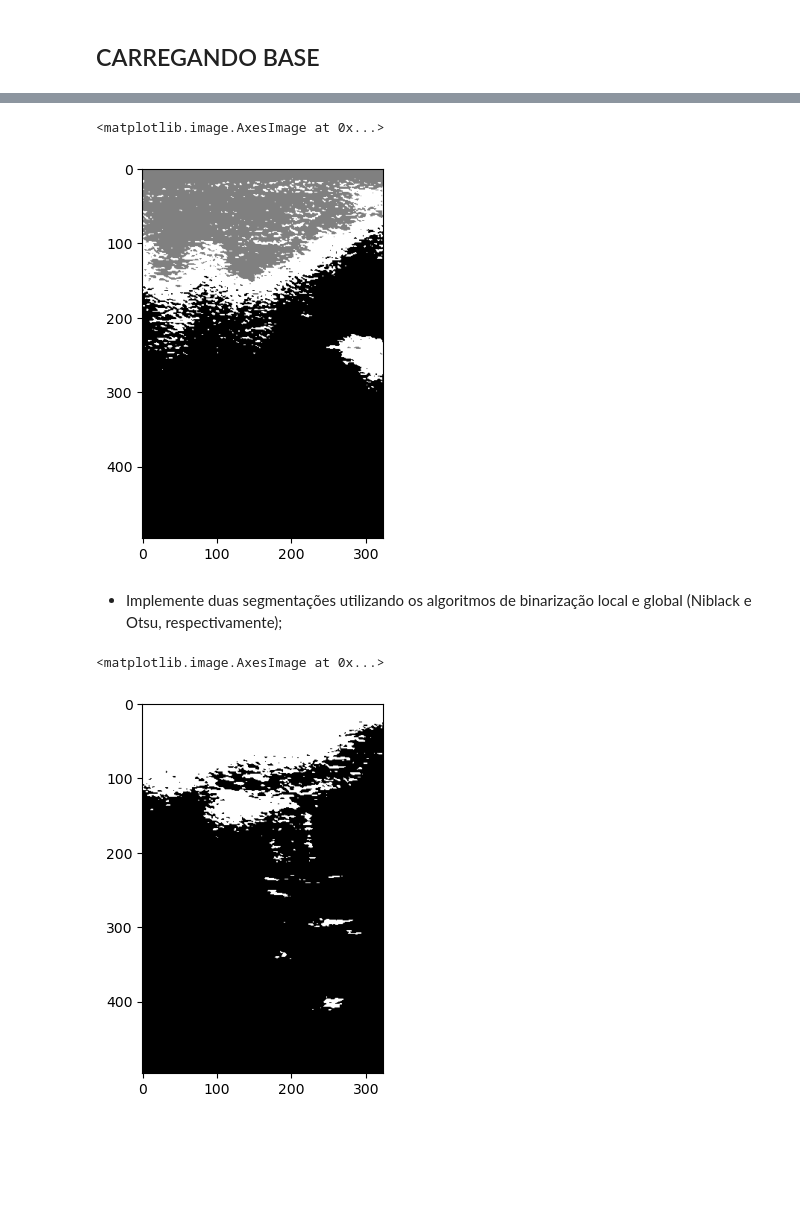
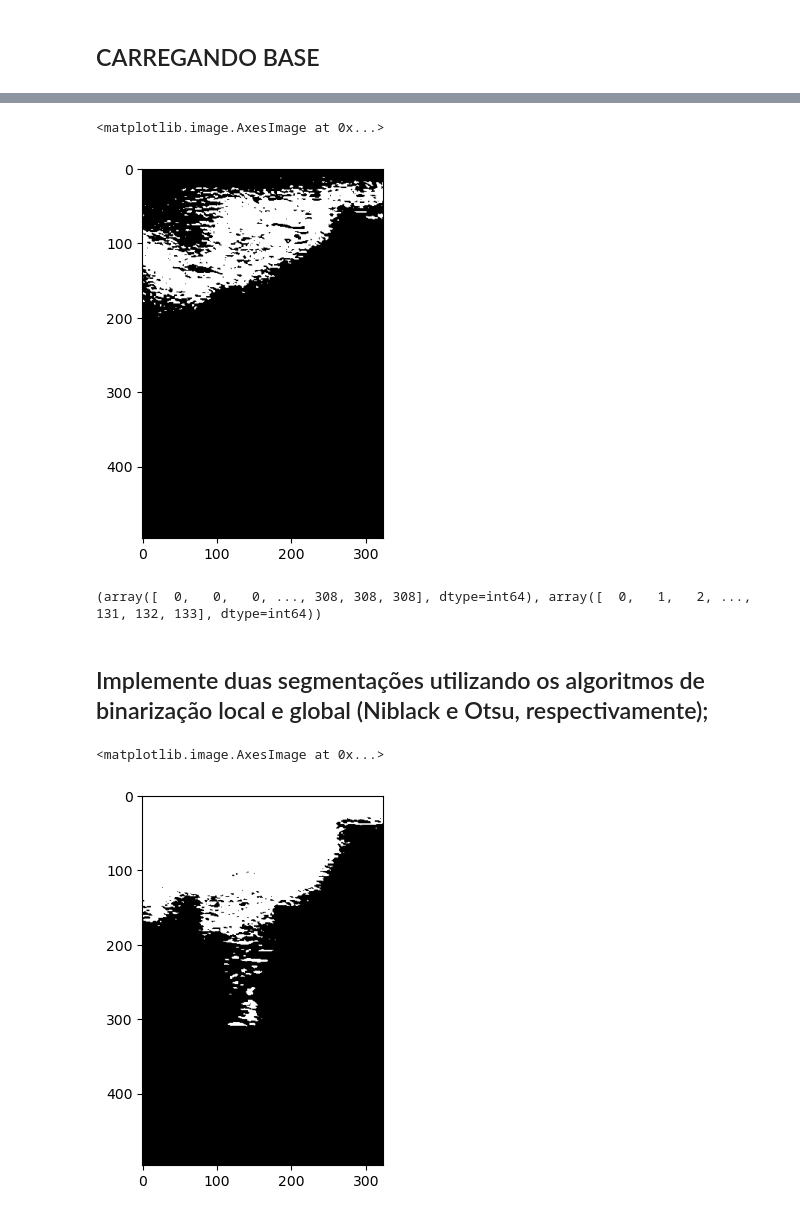
Before and after one commit to EuricoDNJR/Topicos-especiais-em-visao-computacional, a Jupyter notebook: Segmentation/segmentation.ipynb, the cells around one changed output, grey strips where cells are left out. Saved outputs shown, nothing was run; the diff lists cells and outputs as text; code cells hidden in the pictures; blank space fills up the shorter version.

```diff
--- a/Segmentation/segmentation.ipynb
+++ b/Segmentation/segmentation.ipynb
@@ -134,0 +75,22 @@ plot_KMeans(img, [1, 10])
+# %%
+# max and min
+def retorna_index_foreground_background(cluster_centers: np.ndarray)-> tuple:
+    min_value = 99
+    min_index = -1
+    max_value = -1
+    max_index = -1
+    for index,cluster_center in enumerate(cluster_centers):
+        if min_value > cluster_center:
+            min_value = cluster_center
+            min_index = index
+        if max_value < cluster_center:
+            max_value = cluster_center
+            max_index = index
+    return (min_index,max_index)
+# %%
+kmeans = KMeans(n_clusters=3, random_state=0)
+kmeans.fit(img.reshape(-1,1))
+cluster_assignment = kmeans.predict(img.reshape(-1,1))
+indices = retorna_index_foreground_background(kmeans.cluster_centers_)
+cluster_assignment = (cluster_assignment != indices[0]) & (cluster_assignment != indices[1])
+plt.imshow(cluster_assignment.reshape(img.shape), cmap='gray')
@@ -139,17 +110,24 @@ def make_kmeans(database, k):
     for img in database[0]:
         kmeans.fit(img.reshape(-1,1))
         cluster_assignment = kmeans.predict(img.reshape(-1,1))
+        indices = retorna_index_foreground_background(kmeans.cluster_centers_)
+        cluster_assignment = (cluster_assignment != indices[0]) & (cluster_assignment != indices[1])
         new_database.append(cluster_assignment.reshape(img.shape))
     return new_database
 # %%
-new_database = make_kmeans(database, 3)
+kmeans_database = make_kmeans(database, 3)
 # %%
-plt.imshow(new_database[0], cmap='gray')
+plt.imshow(kmeans_database[2], cmap='gray')
 # %% [output]
 <matplotlib.image.AxesImage at 0x...>
-[figure, old version]
+[figure, new version]
+# %%
+where = np.where(kmeans_database[0] == 1)
+print(where)
+# %% [output]
+(array([  0,   0,   0, ..., 308, 308, 308], dtype=int64), array([  0,   1,   2, ..., 131, 132, 133], dtype=int64))
 # %% [markdown]
-* Implemente duas segmentações utilizando os algoritmos de binarização local e global (Niblack e Otsu, respectivamente);
+## Implemente duas segmentações utilizando os algoritmos de binarização local e global (Niblack e Otsu, respectivamente);
 # %%
 from skimage.filters import threshold_niblack, threshold_otsu
 from functools import partial
@@ -164,8 +143,8 @@ def make_thresholds(database, funcao=None):
 niblack_database = make_thresholds(database, partial(threshold_niblack, window_size=35, k=0.8))
 otsu_database = make_thresholds(database, threshold_otsu)
 # %%
-plt.imshow(otsu_database[1], cmap='gray')
+plt.imshow(otsu_database[0], cmap='gray')
 # %% [output]
 <matplotlib.image.AxesImage at 0x...>
-[figure, old version]
+[figure, new version]
 # %%
```
Also changed, not shown: parts of 48 cells of this notebook.
